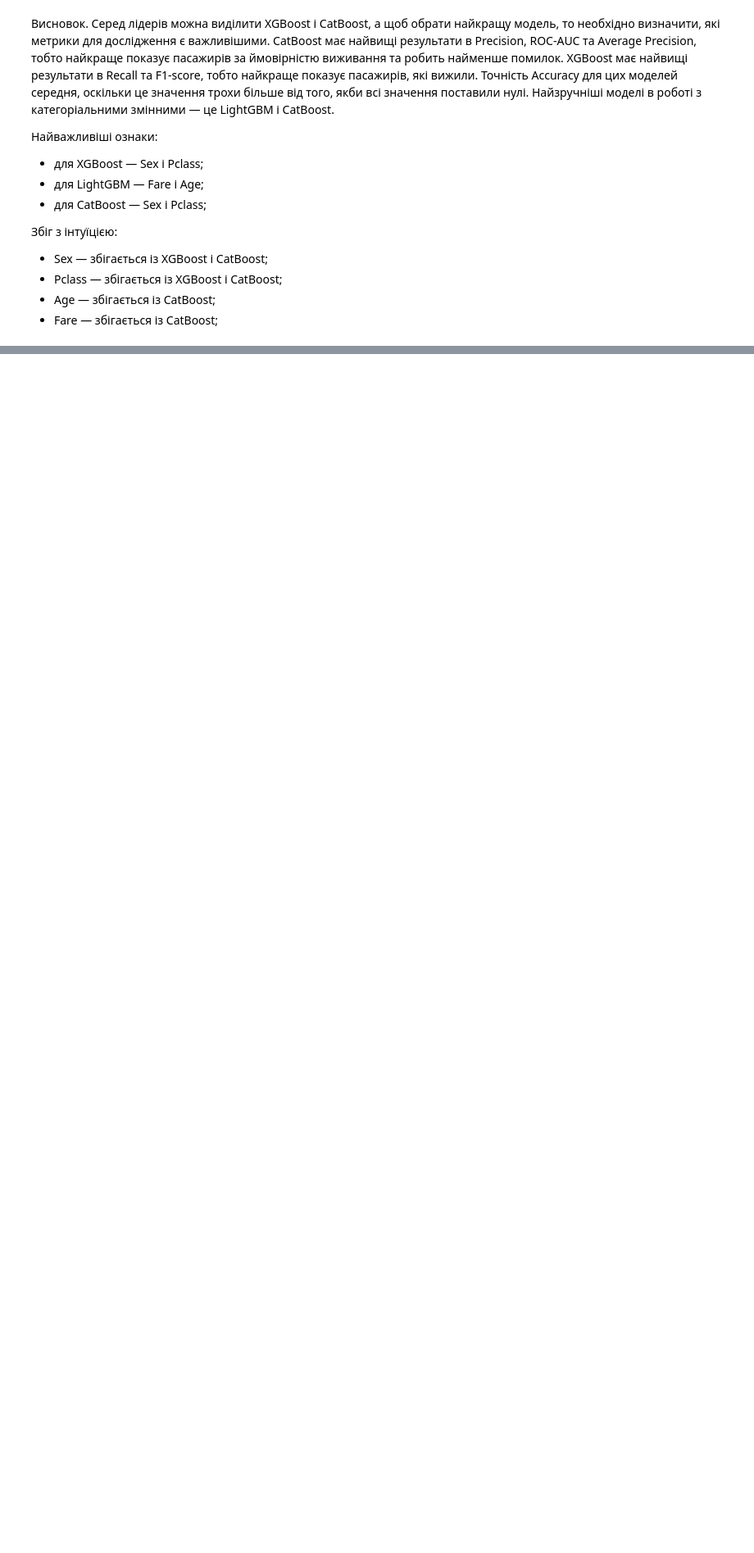
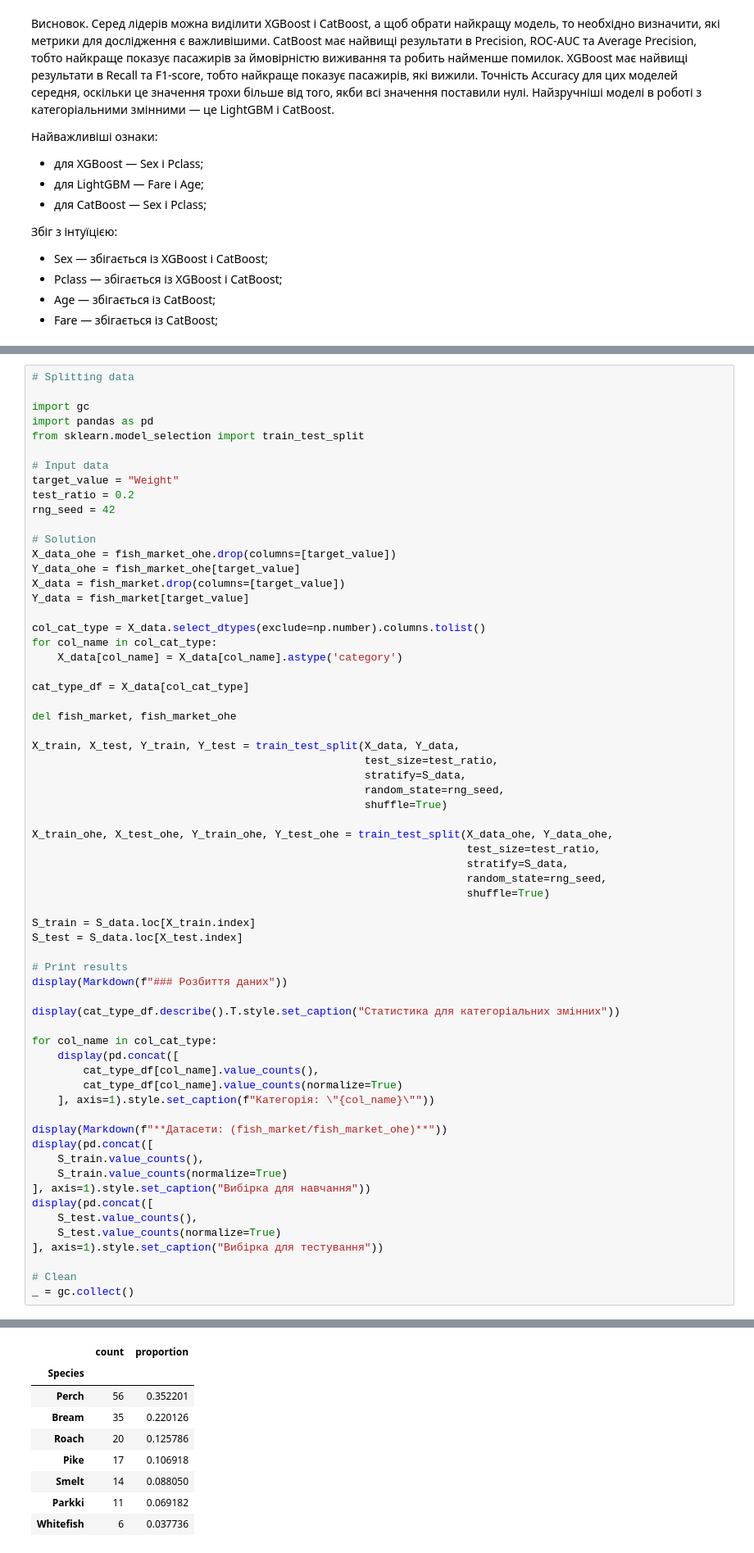
Before and after one commit to BogdanPinchuk/DataScience-PBY_HW14, a Jupyter notebook: Bohdan_Pinchuk_DS_HW14.ipynb, the cells around one changed output, grey strips where cells are left out. Shown at 82% size. Drawn from its saved outputs; the diff is of its cells as text; blank space fills up the shorter version.

Commit message:
[Homework14] - added splitting

```diff
--- a/Bohdan_Pinchuk_DS_HW14.ipynb
+++ b/Bohdan_Pinchuk_DS_HW14.ipynb
@@ -1273,0 +1521,65 @@ FN | TP
+# %%
+# Splitting data
+
+import gc
+import pandas as pd
+from sklearn.model_selection import train_test_split
+
+# Input data
+target_value = "Weight"
+test_ratio = 0.2
+rng_seed = 42
+
+# Solution
+X_data_ohe = fish_market_ohe.drop(columns=[target_value])
+Y_data_ohe = fish_market_ohe[target_value]
+X_data = fish_market.drop(columns=[target_value])
+Y_data = fish_market[target_value]
+
+col_cat_type = X_data.select_dtypes(exclude=np.number).columns.tolist()
+for col_name in col_cat_type:
+    X_data[col_name] = X_data[col_name].astype('category')
+
+cat_type_df = X_data[col_cat_type]
+
+del fish_market, fish_market_ohe
+
+X_train, X_test, Y_train, Y_test = train_test_split(X_data, Y_data,
+                                                    test_size=test_ratio,
+                                                    stratify=S_data,
+                                                    random_state=rng_seed,
+                                                    shuffle=True)
+
+X_train_ohe, X_test_ohe, Y_train_ohe, Y_test_ohe = train_test_split(X_data_ohe, Y_data_ohe,
+                                                                    test_size=test_ratio,
+                                                                    stratify=S_data,
+                                                                    random_state=rng_seed,
+                                                                    shuffle=True)
+
+S_train = S_data.loc[X_train.index]
+S_test = S_data.loc[X_test.index]
+
+# Print results
+display(Markdown(f"### Розбиття даних"))
+
+display(cat_type_df.describe().T.style.set_caption("Статистика для категоріальних змінних"))
+
+for col_name in col_cat_type:
+    display(pd.concat([
+        cat_type_df[col_name].value_counts(),
+        cat_type_df[col_name].value_counts(normalize=True)
+    ], axis=1).style.set_caption(f"Категорія: \"{col_name}\""))
+
+display(Markdown(f"**Датасети: (fish_market/fish_market_ohe)**"))
+display(pd.concat([
+    S_train.value_counts(),
+    S_train.value_counts(normalize=True)
+], axis=1).style.set_caption("Вибірка для навчання"))
+display(pd.concat([
+    S_test.value_counts(),
+    S_test.value_counts(normalize=True)
+], axis=1).style.set_caption("Вибірка для тестування"))
+
+# Clean
+_ = gc.collect()
+# %% [output]
@@ -1273,0 +1591,9 @@ FN | TP
+|  | count | proportion |
+| Species |  |  |
+| Perch | 56 | 0.352201 |
+| Bream | 35 | 0.220126 |
+| Roach | 20 | 0.125786 |
+| Pike | 17 | 0.106918 |
+| Smelt | 14 | 0.088050 |
+| Parkki | 11 | 0.069182 |
+| Whitefish | 6 | 0.037736 |
```
Also changed, not shown: parts of 7 cells of this notebook.
